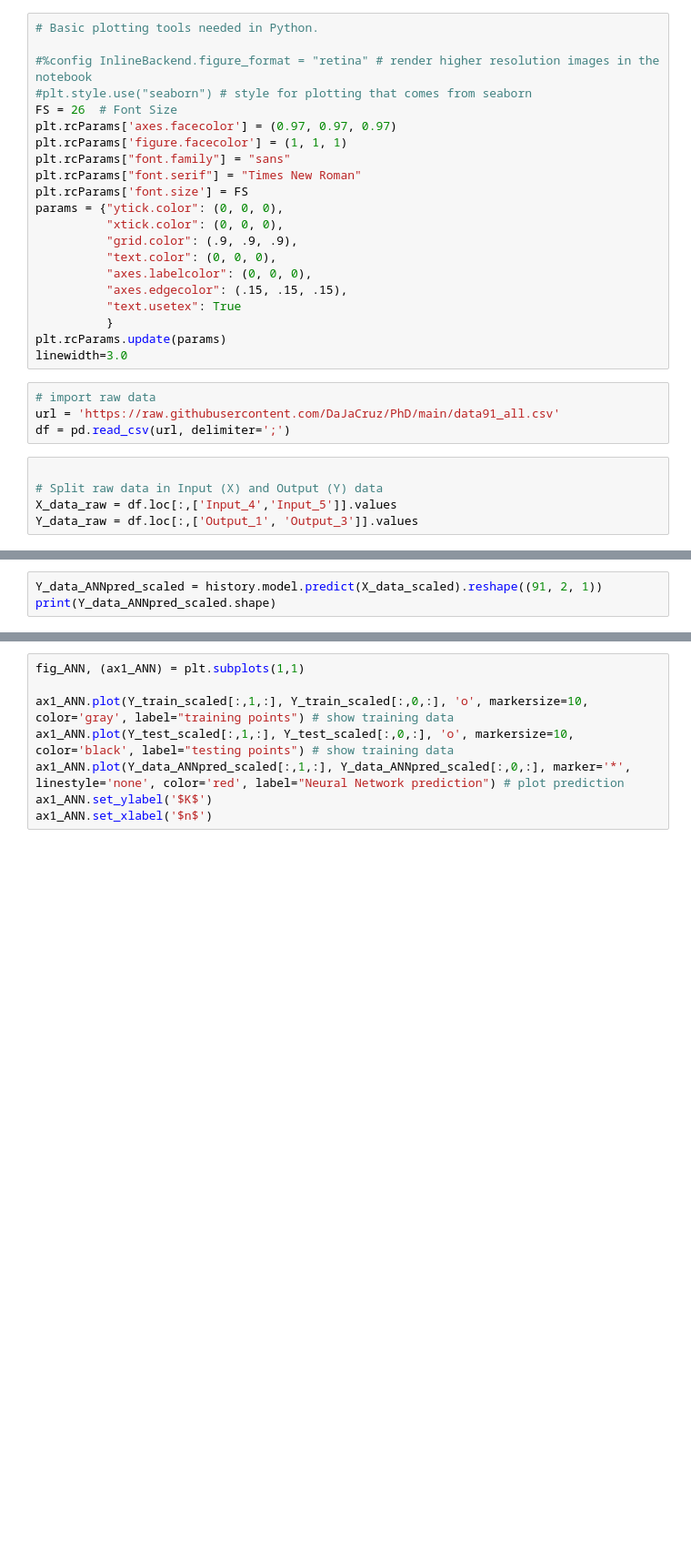
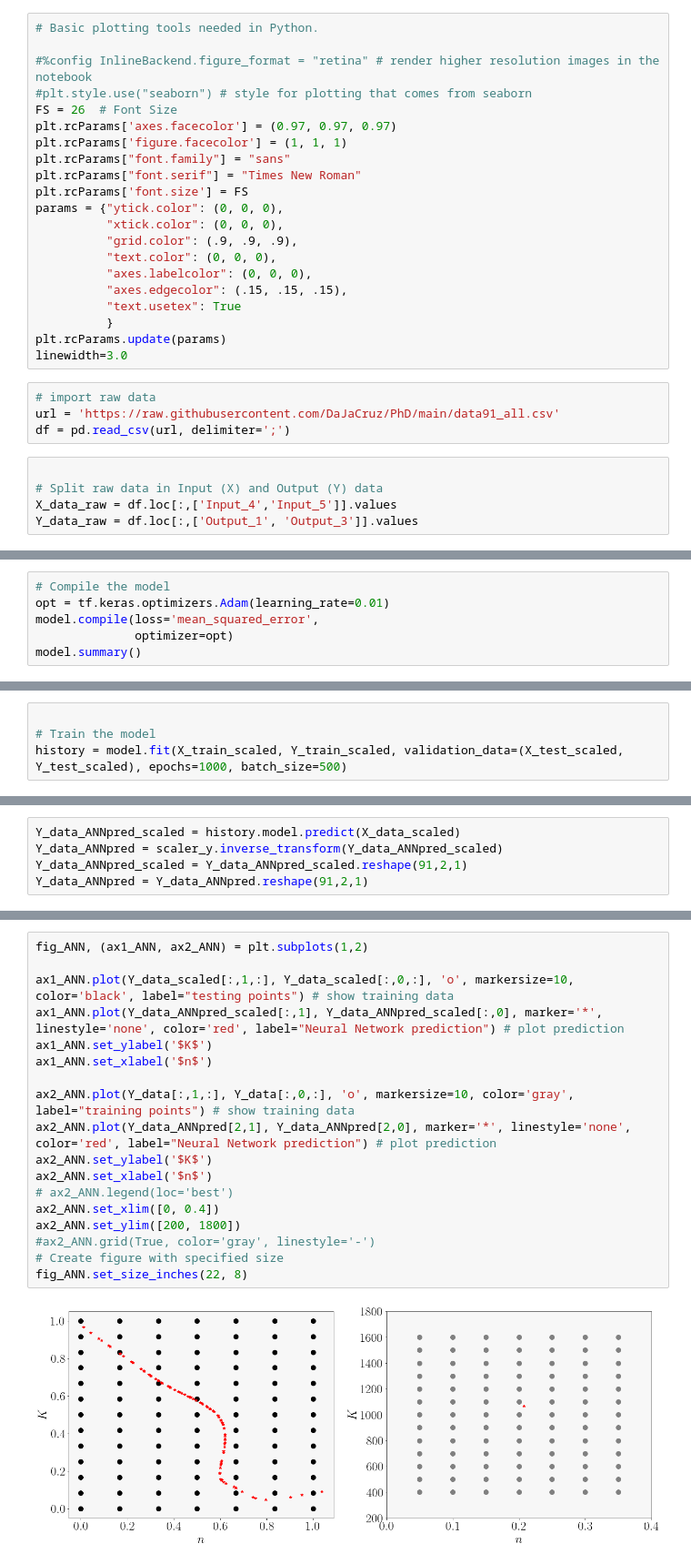
Before and after one commit to DaJaCruz/PhD, a Jupyter notebook: RNN.ipynb, the cells around one changed output, grey strips where cells are left out. Shown at 91% size. Saved outputs shown, nothing was run; the diff lists cells and outputs as text; blank space fills up the shorter version.

```diff
--- a/RNN.ipynb
+++ b/RNN.ipynb
@@ -208,0 +221,6 @@ mse = model.evaluate(X_test_scaled, Y_test_scaled)
+# %%
+# Compile the model
+opt = tf.keras.optimizers.Adam(learning_rate=0.01)
+model.compile(loss='mean_squared_error',
+              optimizer=opt)
+model.summary()
@@ -208,0 +246,4 @@ mse = model.evaluate(X_test_scaled, Y_test_scaled)
+# %%
+
+# Train the model
+history = model.fit(X_train_scaled, Y_train_scaled, validation_data=(X_test_scaled, Y_test_scaled), epochs=1000, batch_size=500)
@@ -221,3 +304,5 @@ ax1_ANN.set_ylim([0, 1])
 # %%
-Y_data_ANNpred_scaled = history.model.predict(X_data_scaled).reshape((91, 2, 1))
-print(Y_data_ANNpred_scaled.shape)
+Y_data_ANNpred_scaled = history.model.predict(X_data_scaled)
+Y_data_ANNpred = scaler_y.inverse_transform(Y_data_ANNpred_scaled)
+Y_data_ANNpred_scaled = Y_data_ANNpred_scaled.reshape(91,2,1)
+Y_data_ANNpred = Y_data_ANNpred.reshape(91,2,1)
@@ -224,8 +311,20 @@ print(Y_data_ANNpred_scaled.shape)
 # %%
-fig_ANN, (ax1_ANN) = plt.subplots(1,1)
+fig_ANN, (ax1_ANN, ax2_ANN) = plt.subplots(1,2)
 
-ax1_ANN.plot(Y_train_scaled[:,1,:], Y_train_scaled[:,0,:], 'o', markersize=10, color='gray', label="training points") # show training data
-ax1_ANN.plot(Y_test_scaled[:,1,:], Y_test_scaled[:,0,:], 'o', markersize=10, color='black', label="testing points") # show training data
-ax1_ANN.plot(Y_data_ANNpred_scaled[:,1,:], Y_data_ANNpred_scaled[:,0,:], marker='*', linestyle='none', color='red', label="Neural Network prediction") # plot prediction
+ax1_ANN.plot(Y_data_scaled[:,1,:], Y_data_scaled[:,0,:], 'o', markersize=10, color='black', label="testing points") # show training data
+ax1_ANN.plot(Y_data_ANNpred_scaled[:,1], Y_data_ANNpred_scaled[:,0], marker='*', linestyle='none', color='red', label="Neural Network prediction") # plot prediction
 ax1_ANN.set_ylabel('$K$')
 ax1_ANN.set_xlabel('$n$')
+
+ax2_ANN.plot(Y_data[:,1,:], Y_data[:,0,:], 'o', markersize=10, color='gray', label="training points") # show training data
+ax2_ANN.plot(Y_data_ANNpred[2,1], Y_data_ANNpred[2,0], marker='*', linestyle='none', color='red', label="Neural Network prediction") # plot prediction
+ax2_ANN.set_ylabel('$K$')
+ax2_ANN.set_xlabel('$n$')
+# ax2_ANN.legend(loc='best')
+ax2_ANN.set_xlim([0, 0.4])
+ax2_ANN.set_ylim([200, 1800])
+#ax2_ANN.grid(True, color='gray', linestyle='-')
+# Create figure with specified size
+fig_ANN.set_size_inches(22, 8)
+# %% [output]
+[figure, added]
```
Also changed, not shown: parts of 12 cells of this notebook.
